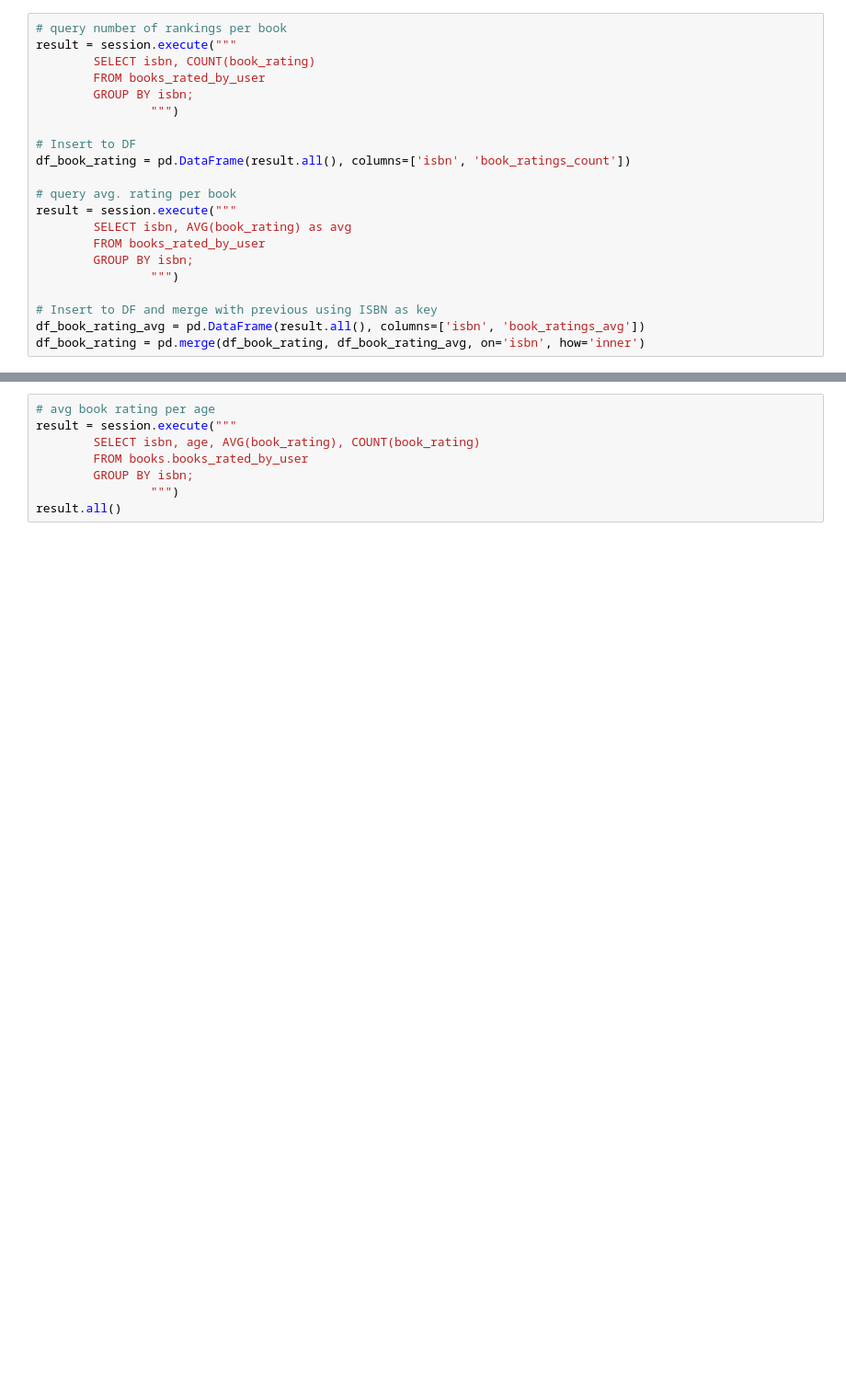
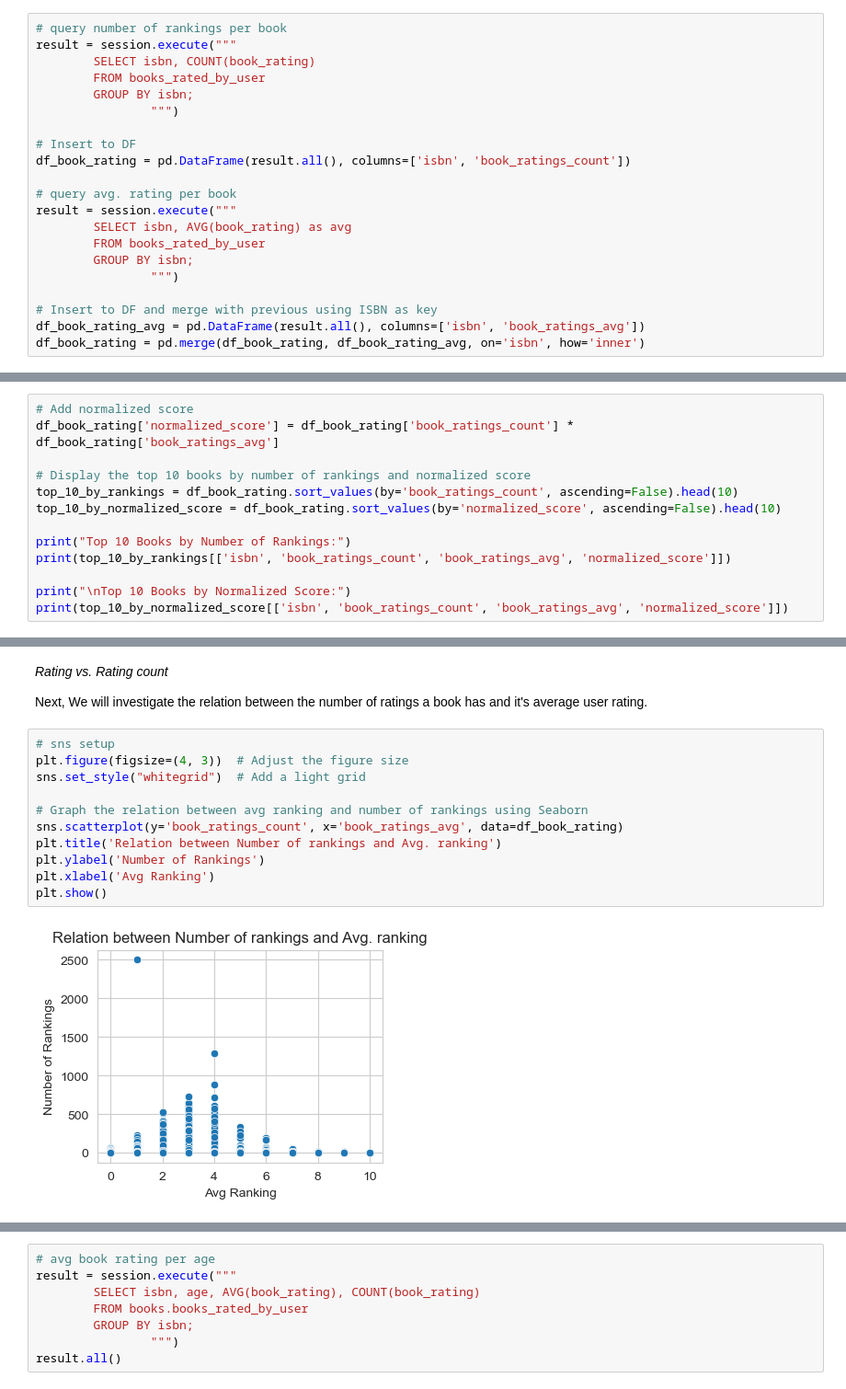
Before and after one commit to BorisBorshevsky/DataPlatHW, a Jupyter notebook: HW1 v3.ipynb, the cells around one changed output, grey strips where cells are left out. Shown at 92% size. Drawn from its saved outputs; the diff is of its cells as text; blank space fills up the shorter version.

```diff
--- a/HW1 v3.ipynb
+++ b/HW1 v3.ipynb
@@ -509,0 +520,13 @@ df_book_rating = pd.merge(df_book_rating, df_book_rating_avg, on='isbn', how='in
+# %%
+# Add normalized score
+df_book_rating['normalized_score'] = df_book_rating['book_ratings_count'] * df_book_rating['book_ratings_avg']
+
+# Display the top 10 books by number of rankings and normalized score
+top_10_by_rankings = df_book_rating.sort_values(by='book_ratings_count', ascending=False).head(10)
+top_10_by_normalized_score = df_book_rating.sort_values(by='normalized_score', ascending=False).head(10)
+
+print("Top 10 Books by Number of Rankings:")
+print(top_10_by_rankings[['isbn', 'book_ratings_count', 'book_ratings_avg', 'normalized_score']])
+
+print("\nTop 10 Books by Normalized Score:")
+print(top_10_by_normalized_score[['isbn', 'book_ratings_count', 'book_ratings_avg', 'normalized_score']])
@@ -509,0 +551,17 @@ df_book_rating = pd.merge(df_book_rating, df_book_rating_avg, on='isbn', how='in
+# %% [markdown]
+*Rating vs. Rating count*
+
+Next, We will investigate the relation between the number of ratings a book has and it's average user rating.
+# %%
+# sns setup
+plt.figure(figsize=(4, 3))  # Adjust the figure size
+sns.set_style("whitegrid")  # Add a light grid
+
+# Graph the relation between avg ranking and number of rankings using Seaborn
+sns.scatterplot(y='book_ratings_count', x='book_ratings_avg', data=df_book_rating)
+plt.title('Relation between Number of rankings and Avg. ranking')
+plt.ylabel('Number of Rankings')
+plt.xlabel('Avg Ranking')
+plt.show()
+# %% [output]
+[figure, added]
```
Also changed, not shown: parts of 12 cells of this notebook.
